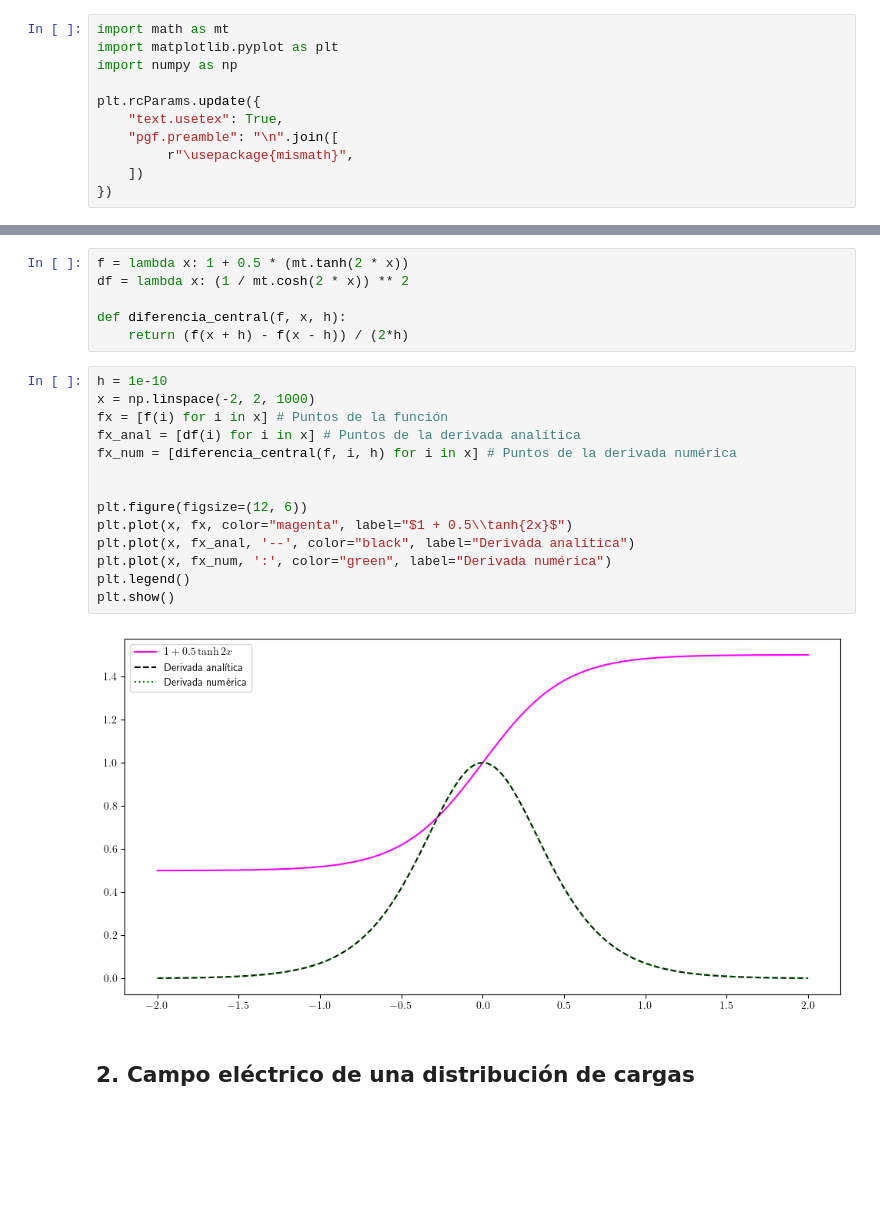
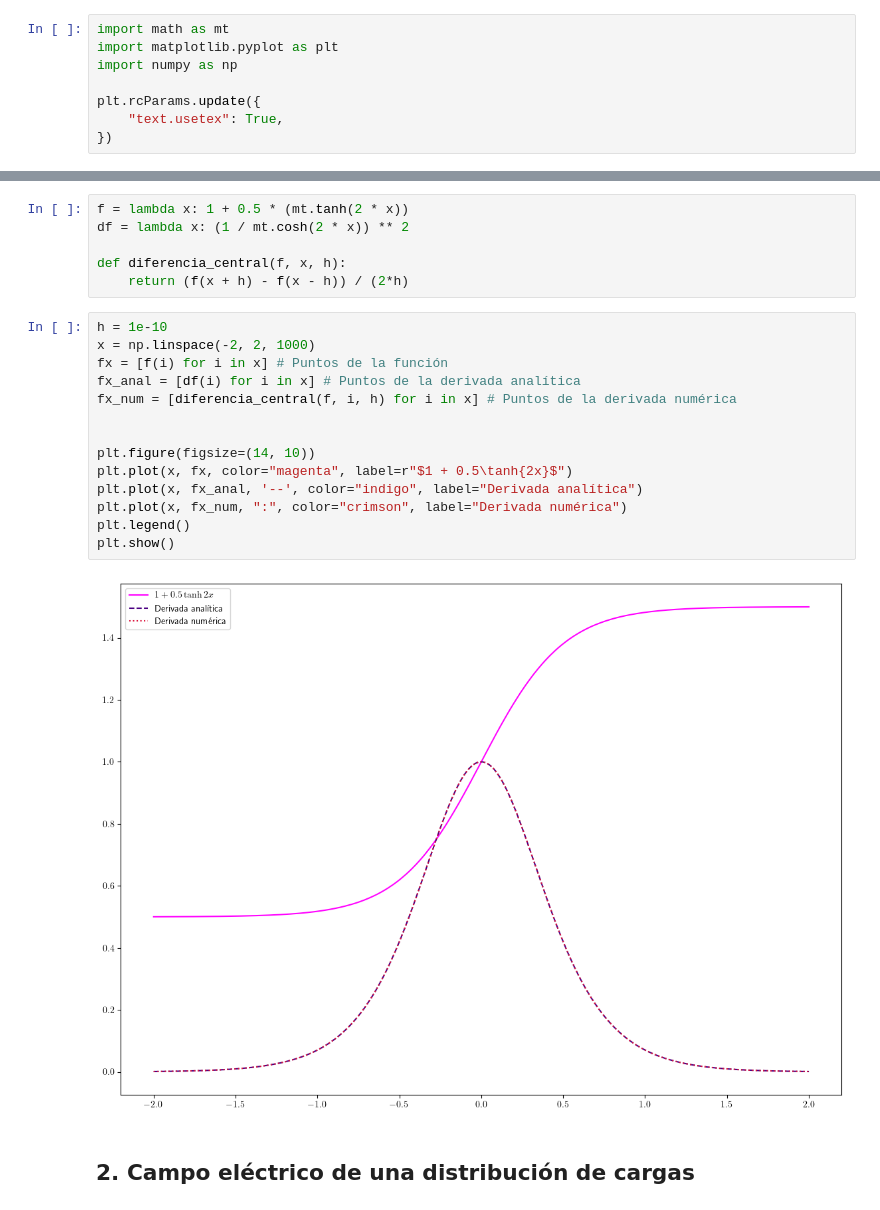
Before and after one commit to MarcosLopezM/FisicaComputacional-20251, a Jupyter notebook: Tareas/T6/TareaPractica6.ipynb, the cells around one changed output, grey strips where cells are left out. Saved outputs shown, nothing was run; the diff lists cells and outputs as text; blank space fills up the shorter version.

```diff
--- a/Tareas/T6/TareaPractica6.ipynb
+++ b/Tareas/T6/TareaPractica6.ipynb
@@ -19,9 +19,6 @@ import numpy as np
 
 plt.rcParams.update({
     "text.usetex": True,
-    "pgf.preamble": "\n".join([
-         r"\usepackage{mismath}",
-    ])
 })
 # %% [markdown]
 <h2>1. Diferenciación numérica</h2>
@@ -36,18 +33,18 @@ def diferencia_central(f, x, h):
 # %%
 h = 1e-10
 x = np.linspace(-2, 2, 1000)
 fx = [f(i) for i in x] # Puntos de la función
 fx_anal = [df(i) for i in x] # Puntos de la derivada analítica
 fx_num = [diferencia_central(f, i, h) for i in x] # Puntos de la derivada numérica
 
 
-plt.figure(figsize=(12, 6))
-plt.plot(x, fx, color="magenta", label="$1 + 0.5\\tanh{2x}$")
-plt.plot(x, fx_anal, '--', color="black", label="Derivada analítica")
-plt.plot(x, fx_num, ':', color="green", label="Derivada numérica")
+plt.figure(figsize=(14, 10))
+plt.plot(x, fx, color="magenta", label=r"$1 + 0.5\tanh{2x}$")
+plt.plot(x, fx_anal, '--', color="indigo", label="Derivada analítica")
+plt.plot(x, fx_num, ":", color="crimson", label="Derivada numérica")
 plt.legend()
 plt.show()
 # %% [output]
-[figure, old version]
+[figure, new version]
 # %% [markdown]
 <h2>2. Campo eléctrico de una distribución de cargas</h2>
```
Also changed, not shown: parts of 14 cells of this notebook, 1 other file.
